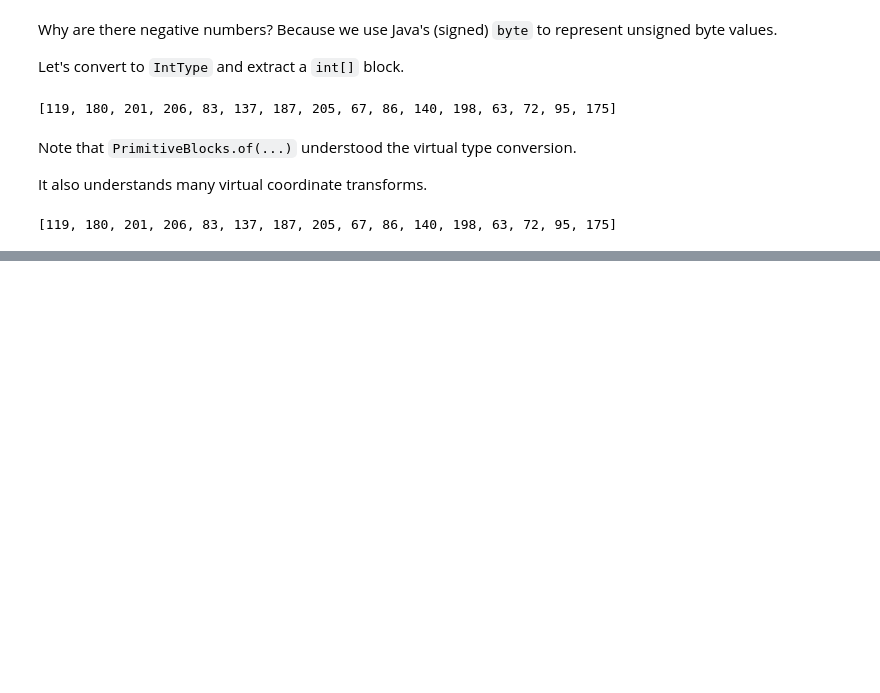
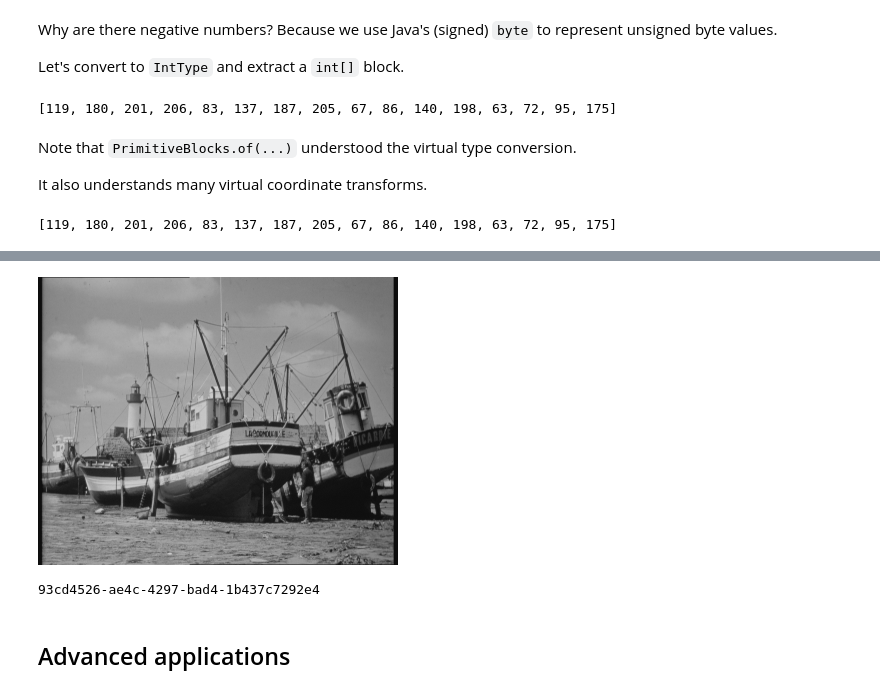
Before and after one commit to saalfeldlab/i2k2024-lazy-workshop, a Jupyter notebook: posts/05-blocks/05-blocks.ipynb, the cells around one changed output, grey strips where cells are left out. Drawn from its saved outputs; the diff is of its cells as text; code cells hidden in the pictures; blank space fills up the shorter version.

```diff
--- a/posts/05-blocks/05-blocks.ipynb
+++ b/posts/05-blocks/05-blocks.ipynb
@@ -101,0 +304,9 @@ Arrays.toString(array)
+# %%
+blocks = blocks.tile(16);
+blocks.copy(new long[] {0,0}, data, Util.long2int(size));
+display(ArrayImgs.unsignedBytes(data, size));
+# %% [output]
+[figure, added]
+93cd4526-ae4c-4297-bad4-1b437c7292e4
+# %% [markdown]
+## Advanced applications
```
Also changed, not shown: parts of 35 cells of this notebook.
